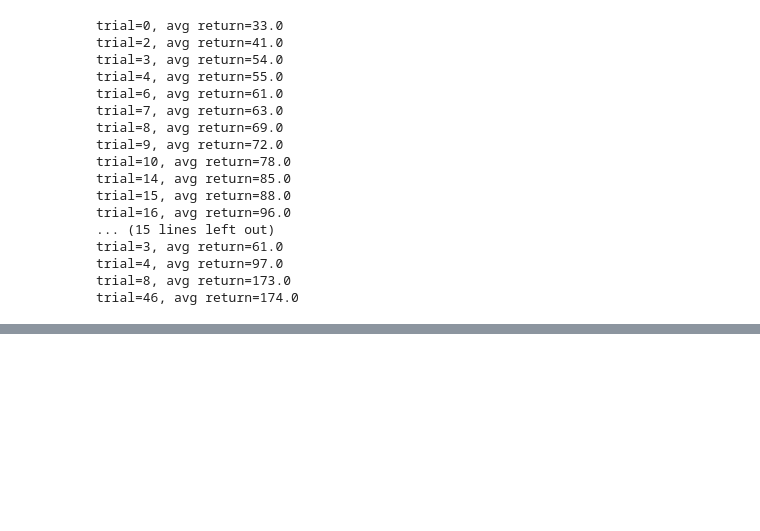
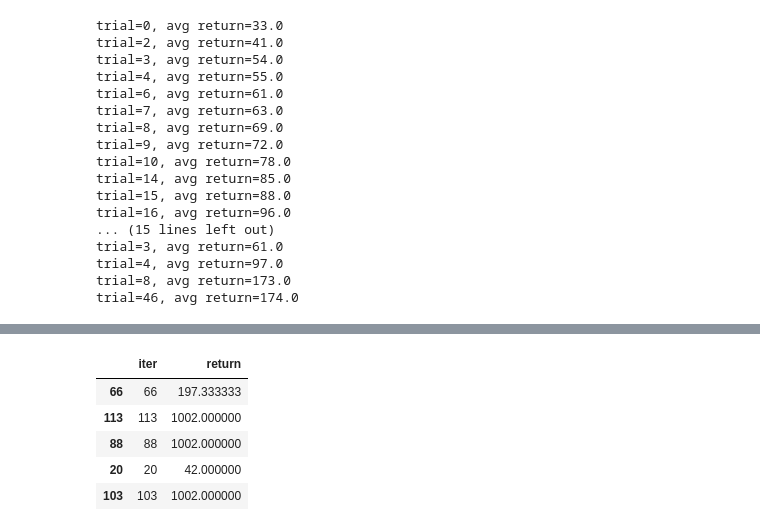
Before and after one commit to SasankYadati/RL-Gridworld-and-CartPole, a Jupyter notebook: CartPole/experiments.ipynb, the cells around one changed output, grey strips where cells are left out. Cells and saved outputs as stored; diff of their text form; code cells hidden in the pictures; blank space fills up the shorter version.

Commit message:
cross entropy

```diff
--- a/CartPole/experiments.ipynb
+++ b/CartPole/experiments.ipynb
@@ -83,0 +56,5 @@ iter 500/500
+# %%
+K = 10
+K_EPS = 3
+EPS = 0.99
+ce_agent = CrossEntropyAgent(K, K_EPS, EPS)
@@ -83,0 +63,2 @@ iter 500/500
+# %%
+results = ce_agent.search(CartPole(),150)
@@ -83,0 +86,10 @@ iter 500/500
+# %%
+df = pd.DataFrame.from_records(results)
+df.sample(n=5)
+# %% [output]
+|  | iter | return |
+| 66 | 66 | 197.333333 |
+| 113 | 113 | 1002.000000 |
+| 88 | 88 | 1002.000000 |
+| 20 | 20 | 42.000000 |
+| 103 | 103 | 1002.000000 |
```
Also changed, not shown: parts of 6 cells of this notebook, 3 other files.
